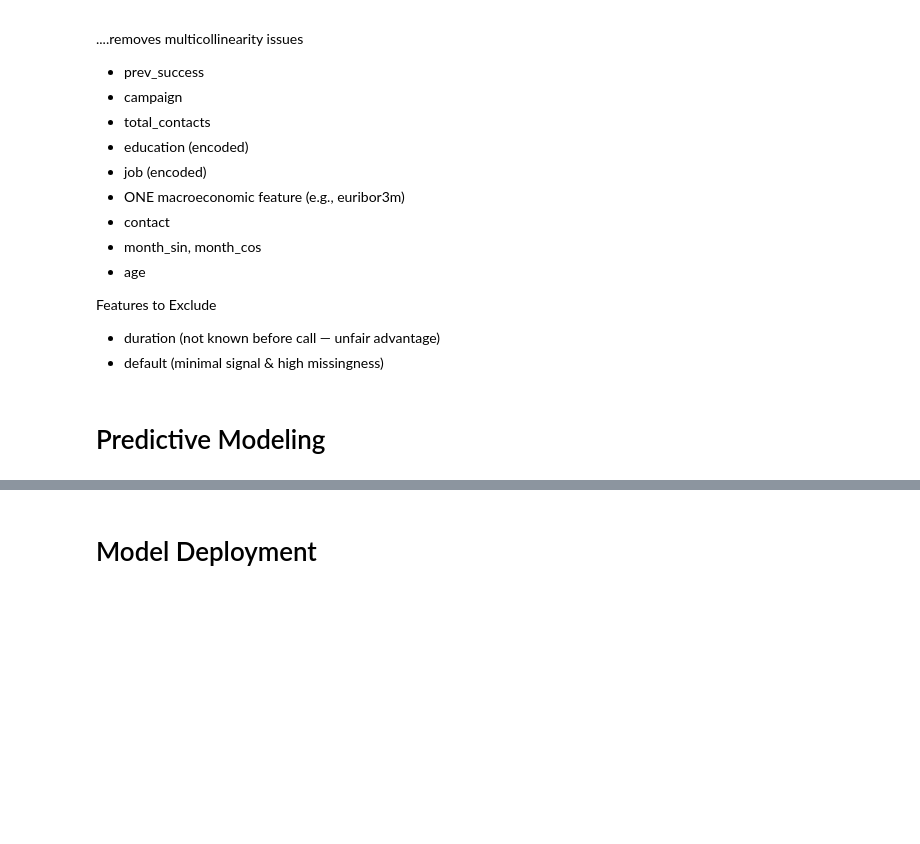
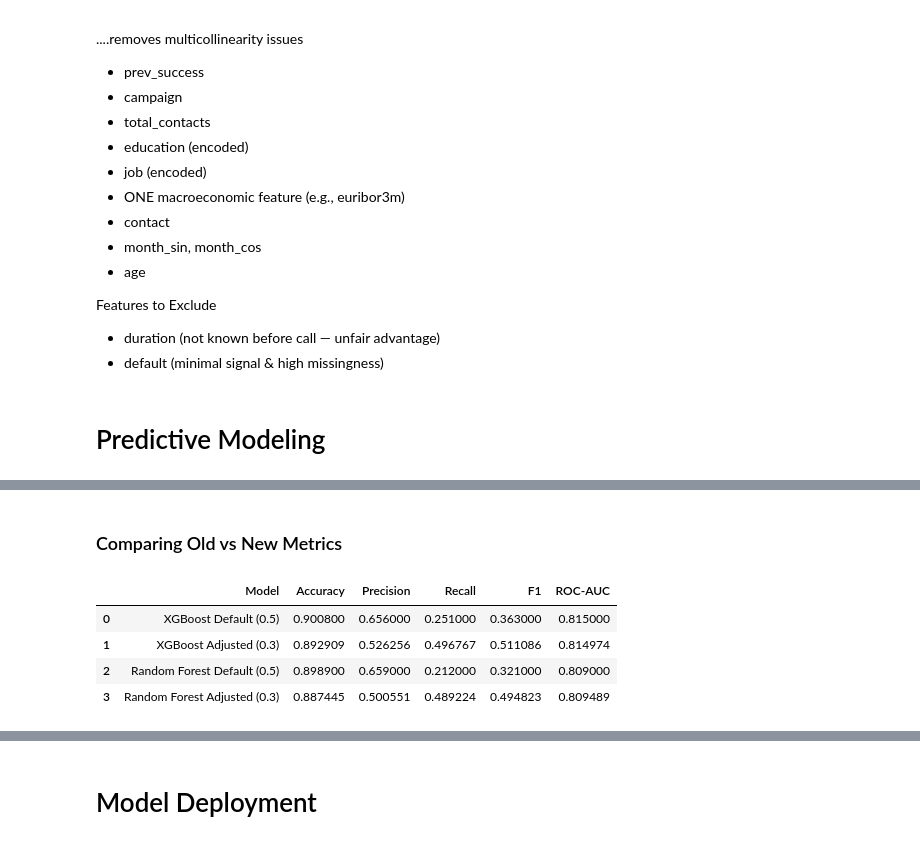
Before and after one commit to abduladebogun/Bank_Telemarketing_Campaigns_EDSB_Group_29, a Jupyter notebook: app.ipynb, the cells around one changed output, grey strips where cells are left out. Cells and saved outputs as stored; diff of their text form; code cells hidden in the pictures; blank space fills up the shorter version.

```diff
--- a/app.ipynb
+++ b/app.ipynb
@@ -1853,0 +1964,23 @@ print("Artifacts saved to", ART_DIR)
+# %%
+from sklearn.metrics import accuracy_score, precision_score, recall_score, f1_score, roc_auc_score
+
+def compute_metrics(y_true, y_pred, y_probs=None):
+    metrics = {
+        "accuracy": accuracy_score(y_true, y_pred),
+        "precision": precision_score(y_true, y_pred),
+        "recall": recall_score(y_true, y_pred),
+        "f1": f1_score(y_true, y_pred)
+    }
+    if y_probs is not None:
+        metrics["roc_auc"] = roc_auc_score(y_true, y_probs)
+    return metrics
+
+# XGBoost metrics
+xgb_final_metrics = compute_metrics(y_test, y_pred_xgb_final, y_probs_xgb)
+print("Updated XGBoost Metrics (Threshold = 0.30):")
+print(xgb_final_metrics)
+
+# Random Forest metrics
+rf_final_metrics = compute_metrics(y_test, y_pred_rf_final, y_probs_rf)
+print("\nUpdated Random Forest Metrics (Threshold = 0.30):")
+print(rf_final_metrics)
@@ -1853,0 +1993,25 @@ print("Artifacts saved to", ART_DIR)
+# %% [markdown]
+### Comparing Old vs New Metrics
+# %%
+comparison = pd.DataFrame({
+    "Model": ["XGBoost Default (0.5)", "XGBoost Adjusted (0.3)",
+              "Random Forest Default (0.5)", "Random Forest Adjusted (0.3)"],
+    "Accuracy": [0.9008, xgb_final_metrics["accuracy"],
+                 0.8989, rf_final_metrics["accuracy"]],
+    "Precision": [0.656, xgb_final_metrics["precision"],
+                  0.659, rf_final_metrics["precision"]],
+    "Recall": [0.251, xgb_final_metrics["recall"],
+               0.212, rf_final_metrics["recall"]],
+    "F1": [0.363, xgb_final_metrics["f1"],
+           0.321, rf_final_metrics["f1"]],
+    "ROC-AUC": [0.815, xgb_final_metrics["roc_auc"],
+                0.809, rf_final_metrics["roc_auc"]]
+})
+
+comparison
+# %% [output]
+|  | Model | Accuracy | Precision | Recall | F1 | ROC-AUC |
+| 0 | XGBoost Default (0.5) | 0.900800 | 0.656000 | 0.251000 | 0.363000 | 0.815000 |
+| 1 | XGBoost Adjusted (0.3) | 0.892909 | 0.526256 | 0.496767 | 0.511086 | 0.814974 |
+| 2 | Random Forest Default (0.5) | 0.898900 | 0.659000 | 0.212000 | 0.321000 | 0.809000 |
+| 3 | Random Forest Adjusted (0.3) | 0.887445 | 0.500551 | 0.489224 | 0.494823 | 0.809489 |
```
Also changed, not shown: parts of 49 cells of this notebook.
